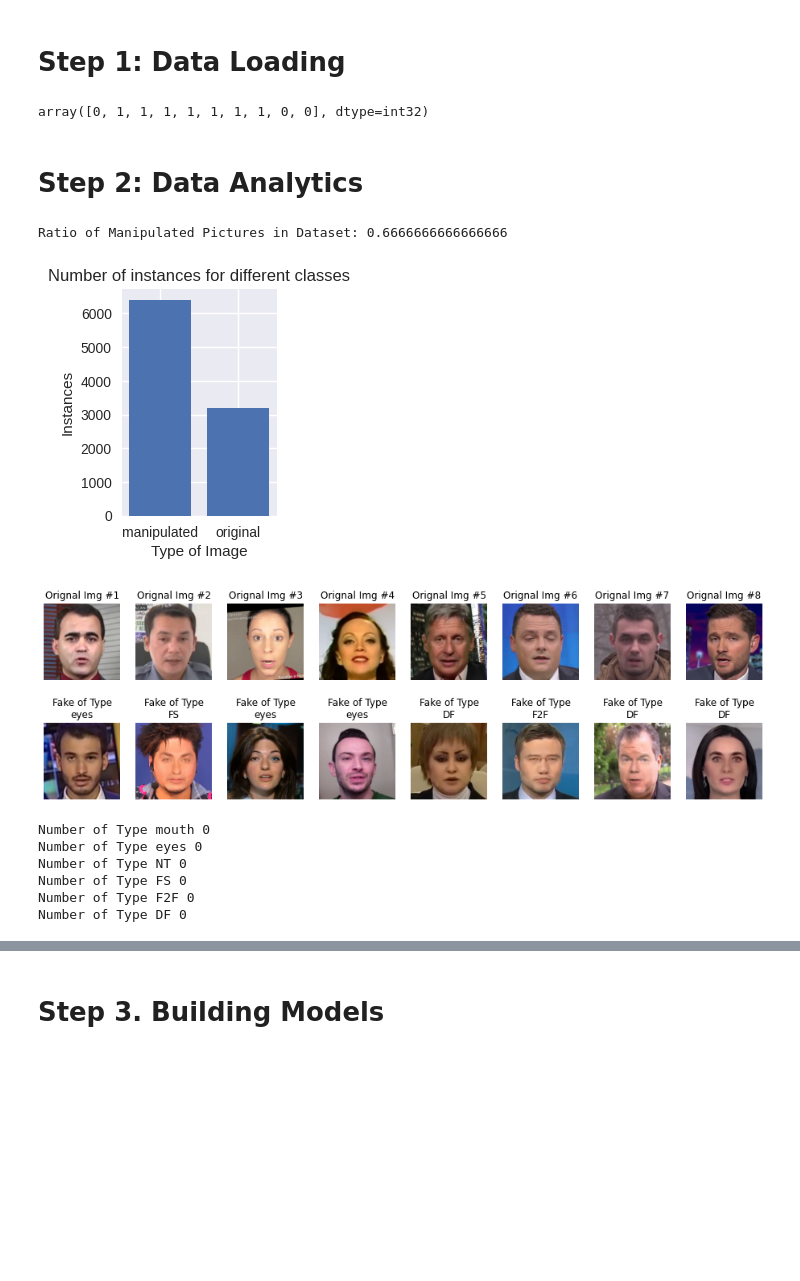
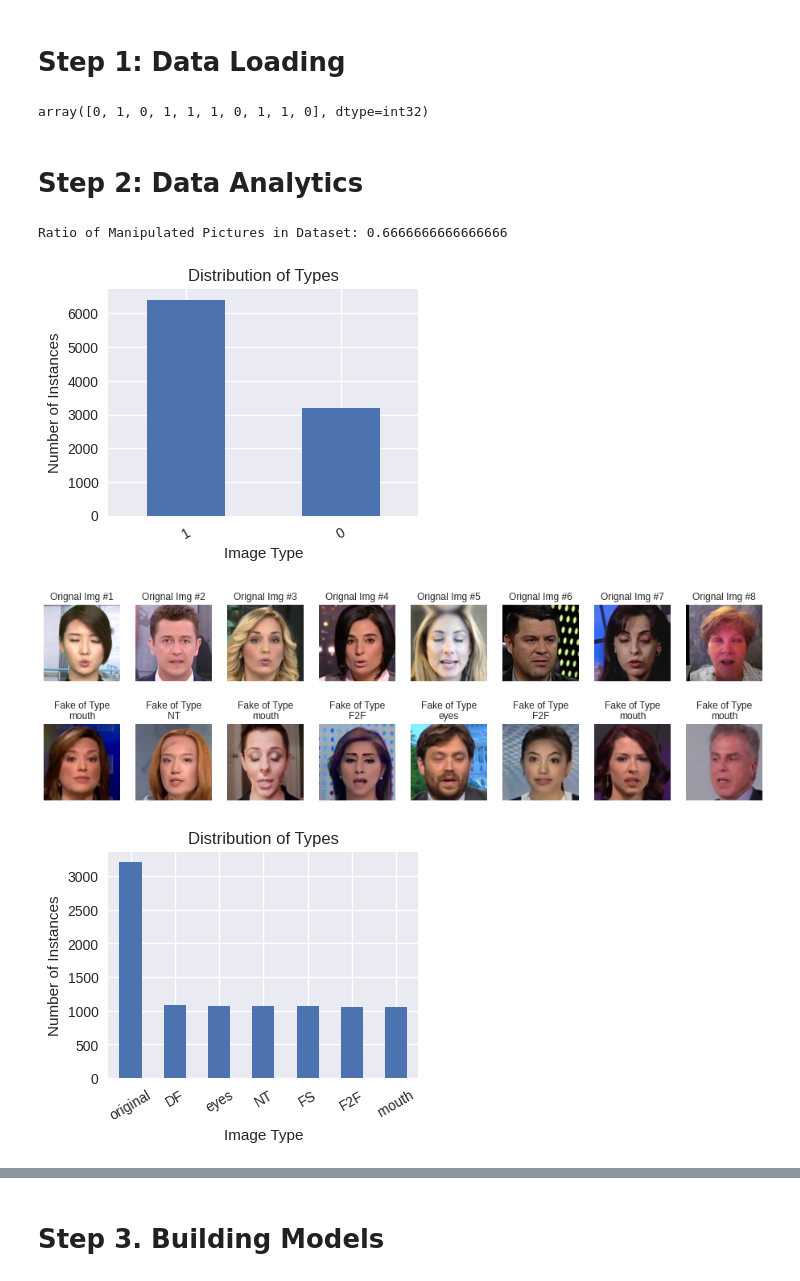
Before and after one commit to dario-x/Deep_Fake_Detection, a Jupyter notebook: main.ipynb, the cells around one changed output, grey strips where cells are left out. Cells and saved outputs as stored; diff of their text form; code cells hidden in the pictures; blank space fills up the shorter version.

```diff
--- a/main.ipynb
+++ b/main.ipynb
@@ -181,10 +185,9 @@ def load_color_image(path, imagesize):
 def load_bw_image(path, imagesize):
     """ simple function
     to open an image from path as black and white image"""
-    # parse it as image
-    sk_image = skimage.io.imread(path)
-    # parse image as bw image and change size of bw image
-    sk_bw_image = skimage.io.imread(zfile.open(name), as_gray=True)
+    # parse it as image parse image as bw image
+    sk_bw_image = skimage.io.imread(path, as_gray=True)
+    # change size of bw image
     image = resize(sk_bw_image, imagesize, anti_aliasing=True)
     return image
 
@@ -219,7 +222,7 @@ def load_data(imagesize, path = './data/', bw = False):
                 loaded_image = image_loader(os.path.join(path, name), imagesize)
                 eval(data_sub_set + 'X' + '.append(loaded_image)')
                 eval(data_sub_set + 'Y' + '.append(encoded_class)')
-                eval(data_sub_set + 'Type' + '.append(re.sub("\d\d+", "original", (name.split("_")[0])))')
+                eval(data_sub_set + 'Type' + '.append(re.sub("\d+\.png", "original", (name.split("_")[0])))')
 
     # convert to numpy arrays
     trainX = np.array(trainX, dtype = 'float32')
@@ -318,6 +321,19 @@ def plot_right_and_wrong_prediction(num_examples, predYtest, testY):
       plt.title("Right Prediction #"+ str(position))
       plt.axis('off')
       position = position +1
+
+def create_bar_plot(input_Array, title = "Distribution of Types"):
+  """
+  A simple function to create a bar plot
+  based on value counts for a given input array"""
+
+  plt.figure(figsize = (4,3), dpi = 100)
+  plt.style.use("seaborn")
+  plt.title(title)
+  plt.ylabel("Number of Instances")
+  plt.xlabel("Image Type")
+  pd.Series(input_Array).value_counts().plot(kind="bar")
+  _ = plt.xticks(rotation=30)
 # %% [markdown]
 ### 0.2.3. Functions for Visualization & Evaluation of Results
 # %%
@@ -410,43 +426,24 @@ valX, valY, valType = shuffle(valX, valY, valType)
 testX, testY, testType = shuffle(testX, testY, testType)
 valY[0:10]
 # %% [output]
-array([0, 1, 1, 1, 1, 1, 1, 1, 0, 0], dtype=int32)
+array([0, 1, 0, 1, 1, 1, 0, 1, 1, 0], dtype=int32)
 # %% [markdown]
 # Step 2: Data Analytics
 # %%
-plt.figure(figsize = (2,3), dpi = 100)
-plt.style.use("seaborn")
-plt.title("Number of instances for different classes")
-plt.bar(x = ["manipulated", "original"], height = [np.count_nonzero(trainY== 1), np.count_nonzero(trainY== 0)])
-plt.ylabel("Instances")
-plt.xlabel("Type of Image")
+create_bar_plot(trainY)
+
 print("Ratio of Manipulated Pictures in Dataset: " + str(np.count_nonzero(trainY== 1)  / (np.count_nonzero(trainY== 0)+np.count_nonzero(trainY== 1))))
 # %% [output]
 Ratio of Manipulated Pictures in Dataset: 0.6666666666666666
-[figure, old version]
+[figure, new version]
 # %%
 plot_class_examples(8, trainX, trainY, trainType)
 # %% [output]
-[figure, old version]
+[figure, new version]
-# %%
-os.listdir('./data/train/manipulated')
-
-type_list = []
-for path, subdir, files in os.walk('./unzipped_data/data/manipulated/'):
-        for name in files:
-              if fnmatch.fnmatch(name, "*.png"):
-                  type_list.append(name.split("_")[0])
-
-types_of_fakes = list(dict.fromkeys(type_list).keys())
-for type_name in types_of_fakes:
-  print("Number of Type", type_name, str(type_list.count(type)))
-# %% [output]
-Number of Type mouth 0
-Number of Type eyes 0
-Number of Type NT 0
-Number of Type FS 0
-Number of Type F2F 0
-Number of Type DF 0
+# %%
+create_bar_plot(trainType)
+# %% [output]
+[figure, added]
 # %%
 example_list = []
 for type_name in types_of_fakes:
```
Also changed, not shown: parts of 28 cells of this notebook.
